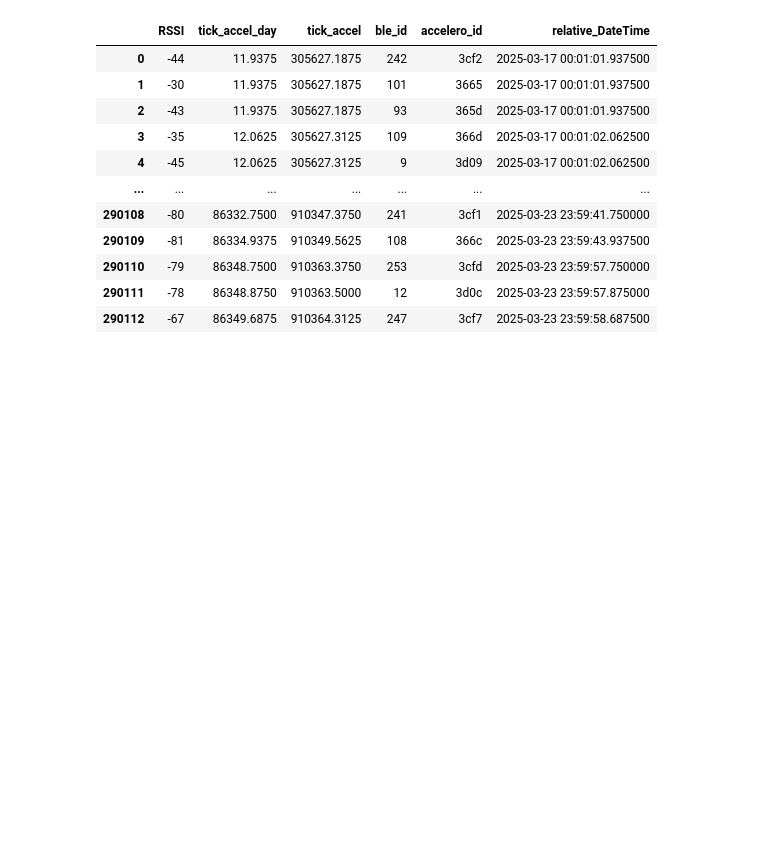
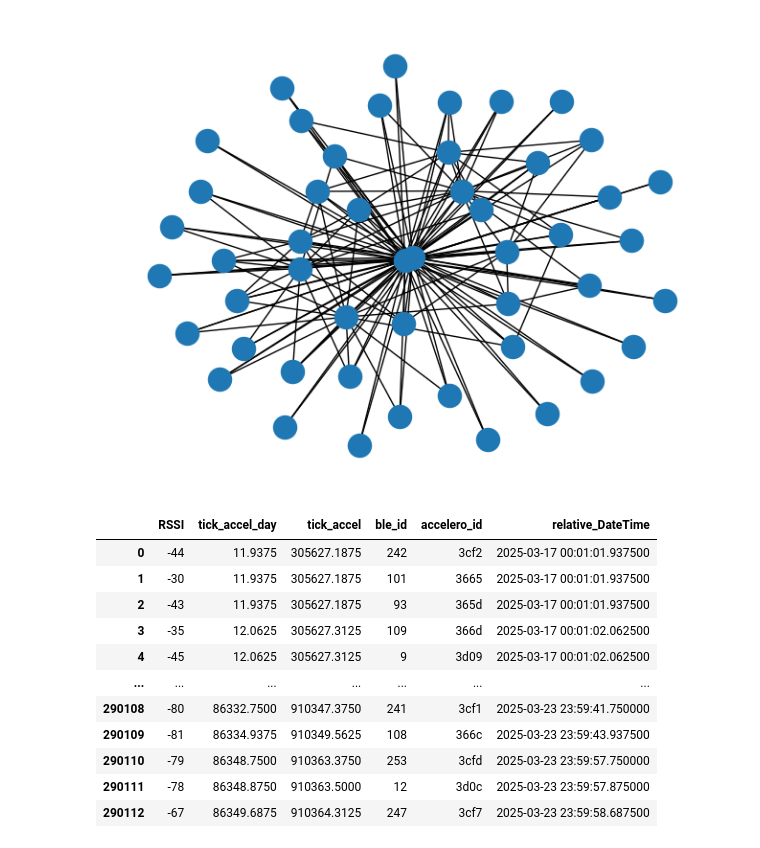
Before and after one commit to ElouanV/wait4_cows, a Jupyter notebook: src/test.ipynb, the cells around one changed output. Saved outputs shown, nothing was run; the diff lists cells and outputs as text; code cells hidden in the pictures; blank space fills up the shorter version.

```diff
--- a/src/test.ipynb
+++ b/src/test.ipynb
@@ -4,0 +7,5 @@ import pandas as pd
+# %%
+with open("../outputs/temporal_graphs/temporal_graphs_rssineg75_snap20s_mean_20251119_115334.pkl",'rb') as f:
+    temporal_graphs = pickle.load(f)
+
+temporal_graphs
@@ -5,3 +30,8 @@ import pandas as pd
+# %%
+nx.draw(temporal_graphs[0]['graph'])
+plt.show()
+# %% [output]
+[figure, added]
 # %%
 path = "./RSSI/3cfe_RSSI_elevage_3_cut.parquet"
 rssi = pd.read_parquet(path, engine="pyarrow")
```
Also changed, not shown: parts of 2 cells of this notebook, 1 other file.
